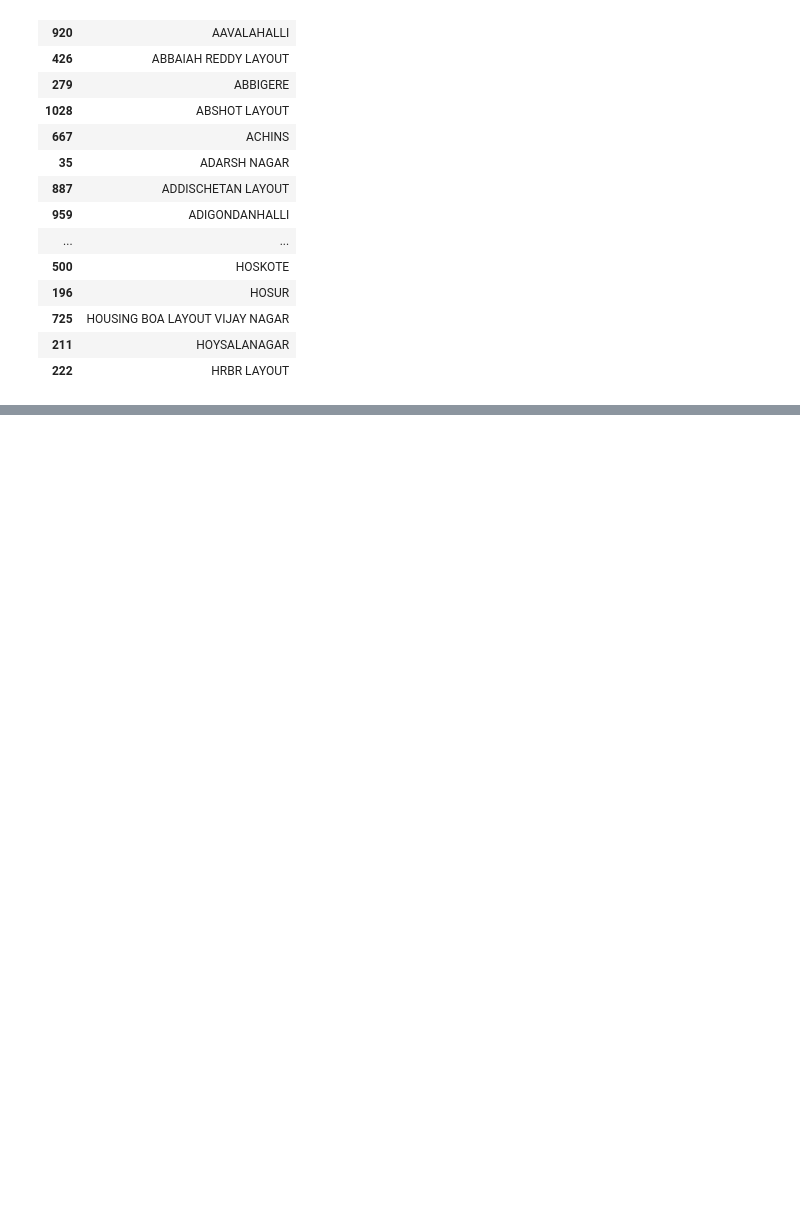
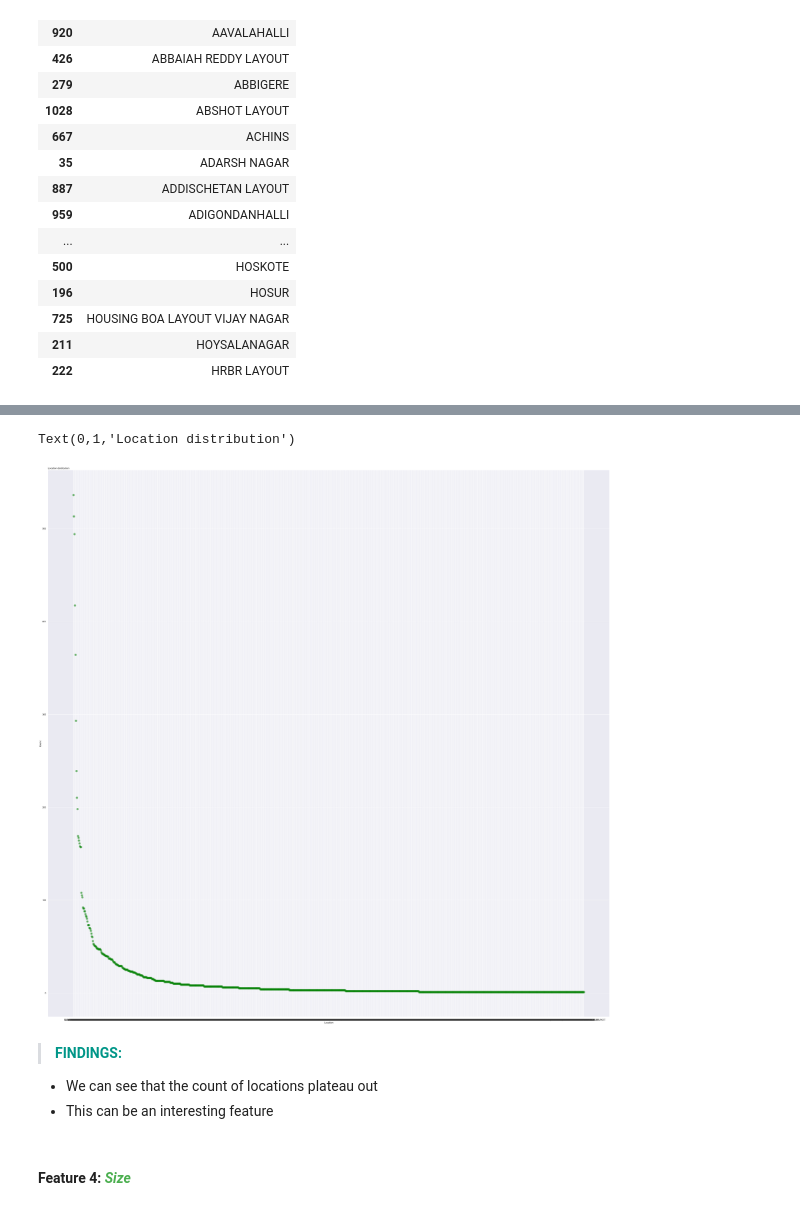
Before and after one commit to harshrpg/MachineHack, a Jupyter notebook: House Prices in Bengaluru/Predicting House Prices - Harsh.ipynb, the cells around one changed output, grey strips where cells are left out. Cells and saved outputs as stored; diff of their text form; code cells hidden in the pictures; blank space fills up the shorter version.

```diff
--- a/House Prices in Bengaluru/Predicting House Prices - Harsh.ipynb
+++ b/House Prices in Bengaluru/Predicting House Prices - Harsh.ipynb
@@ -716,0 +743,4 @@ df_locations_unique_clean.sort_values(by='location')
+# %%
+df_locations_unique_clean_count = df_clean['location'].value_counts()
+# %%
+df_loc_count = pd.DataFrame({'Location':df_locations_unique_clean_count.index.tolist(),'Count':df_locations_unique_clean_count.tolist()})
@@ -716,0 +767,18 @@ df_locations_unique_clean.sort_values(by='location')
+# %%
+# Understanding the behaviour of location type with price
+sns.set()
+f,ax = plt.subplots(figsize=(50,50))
+plt.scatter(df_loc_count['Location'], df_loc_count['Count'], c="green", alpha=0.4, linewidth=6)
+# Add titles (main and on axis)
+plt.xlabel("Location")
+plt.ylabel("Count")
+plt.title("Location distribution", loc="left")
+# %% [output]
+Text(0,1,'Location distribution')
+[figure, added]
+# %% [markdown]
+>**<font color="#009688">FINDINGS: </font>**
+* We can see that the count of locations plateau out
+* This can be an interesting feature
+# %% [markdown]
+#### Feature 4:  *<font color="#4CAF50">Size</font>*
```
Also changed, not shown: parts of 51 cells of this notebook, 2 other files.
